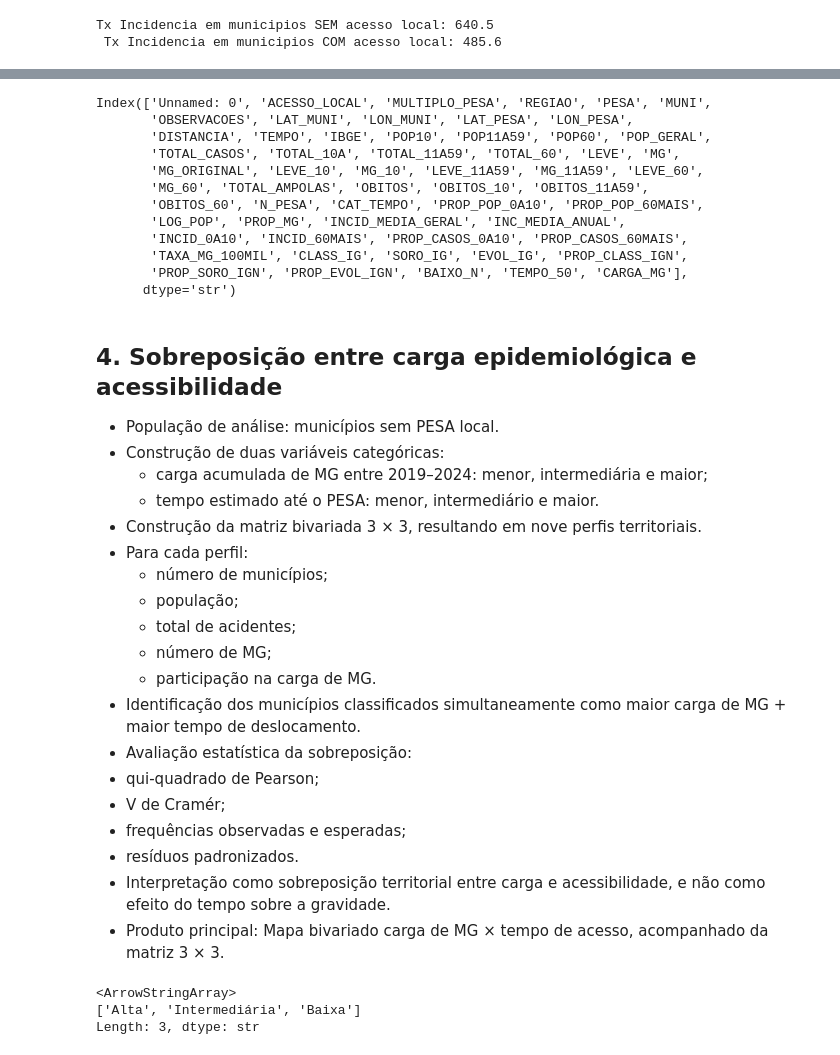
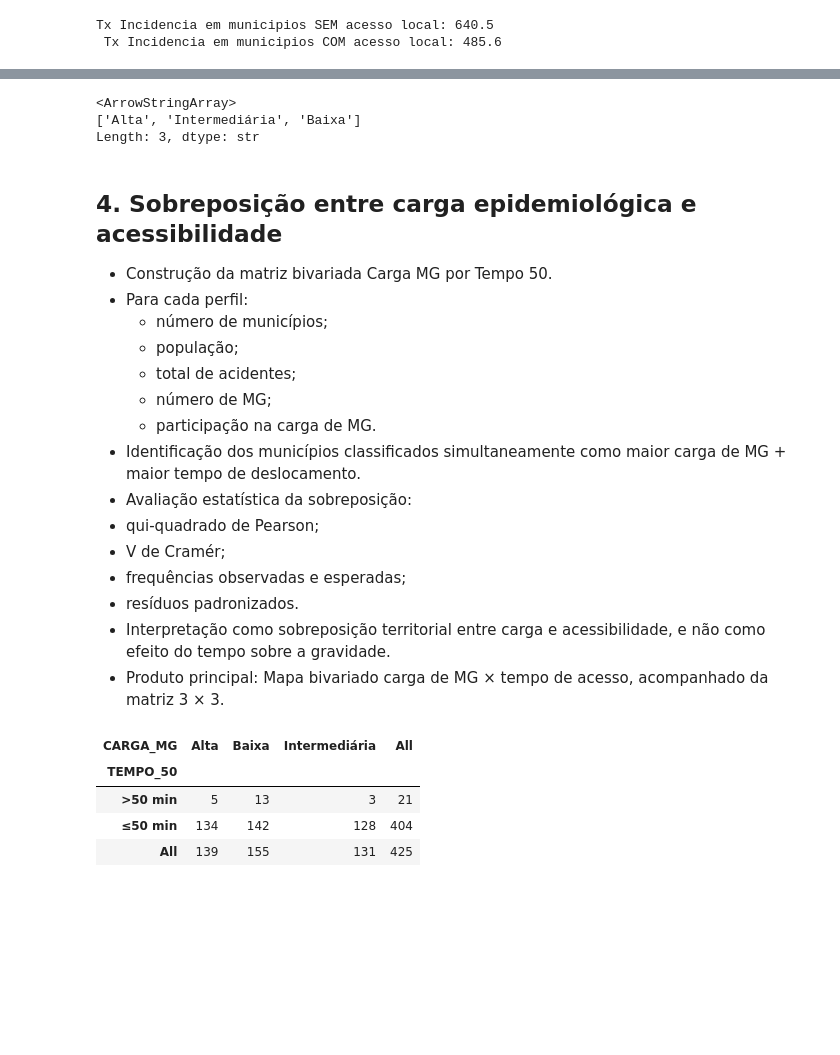
Before and after one commit to lucascgmermano/escorpiao_pesa, a Jupyter notebook: Quadro2/06-analise_02.ipynb, the cells around one changed output, grey strips where cells are left out. Saved outputs shown, nothing was run; the diff lists cells and outputs as text; code cells hidden in the pictures; blank space fills up the shorter version.

```diff
--- a/Quadro2/06-analise_02.ipynb
+++ b/Quadro2/06-analise_02.ipynb
@@ -341,28 +362,15 @@ reg
 | 26 | SOROCABA | 33.0 | 25.0 | 2323307.0 | 964287.0 | 28.0 | NaN | 75.8 | ... |
 | 27 | TAUBATE | 27.0 | 15.0 | 1102350.0 | 215451.0 | 19.0 | 2.0 | 55.6 | ... |
 | 28 | ESTADO | 645.0 | 425.0 | 45736978.0 | 10974105.0 | 610.0 | 21.0 | 65.9 | ... |
-# %%
-df.columns
-# %% [output]
-Index(['Unnamed: 0', 'ACESSO_LOCAL', 'MULTIPLO_PESA', 'REGIAO', 'PESA', 'MUNI',
-       'OBSERVACOES', 'LAT_MUNI', 'LON_MUNI', 'LAT_PESA', 'LON_PESA',
-       'DISTANCIA', 'TEMPO', 'IBGE', 'POP10', 'POP11A59', 'POP60', 'POP_GERAL',
-       'TOTAL_CASOS', 'TOTAL_10A', 'TOTAL_11A59', 'TOTAL_60', 'LEVE', 'MG',
-       'MG_ORIGINAL', 'LEVE_10', 'MG_10', 'LEVE_11A59', 'MG_11A59', 'LEVE_60',
-       'MG_60', 'TOTAL_AMPOLAS', 'OBITOS', 'OBITOS_10', 'OBITOS_11A59',
-       'OBITOS_60', 'N_PESA', 'CAT_TEMPO', 'PROP_POP_0A10', 'PROP_POP_60MAIS',
-       'LOG_POP', 'PROP_MG', 'INCID_MEDIA_GERAL', 'INC_MEDIA_ANUAL',
-       'INCID_0A10', 'INCID_60MAIS', 'PROP_CASOS_0A10', 'PROP_CASOS_60MAIS',
-       'TAXA_MG_100MIL', 'CLASS_IG', 'SORO_IG', 'EVOL_IG', 'PROP_CLASS_IGN',
-       'PROP_SORO_IGN', 'PROP_EVOL_IGN', 'BAIXO_N', 'TEMPO_50', 'CARGA_MG'],
-      dtype='str')
+# %%
+df['CARGA_MG'].unique()
+# %% [output]
+<ArrowStringArray>
+['Alta', 'Intermediária', 'Baixa']
+Length: 3, dtype: str
 # %% [markdown]
 ## 4. Sobreposição entre carga epidemiológica e acessibilidade
-* População de análise: municípios sem PESA local.
-* Construção de duas variáveis categóricas:
-    * carga acumulada de MG entre 2019–2024: menor, intermediária e maior;
-    * tempo estimado até o PESA: menor, intermediário e maior.
-* Construção da matriz bivariada 3 × 3, resultando em nove perfis territoriais.
+* Construção da matriz bivariada Carga MG por Tempo 50.
 * Para cada perfil:
     * número de municípios;
     * população;
@@ -377,9 +385,12 @@ Index(['Unnamed: 0', 'ACESSO_LOCAL', 'MULTIPLO_PESA', 'REGIAO', 'PESA', 'MUNI',
 * resíduos padronizados.
 * Interpretação como sobreposição territorial entre carga e acessibilidade, e não como efeito do tempo sobre a gravidade.
 * Produto principal: Mapa bivariado carga de MG × tempo de acesso, acompanhado da matriz 3 × 3.
-# %%
-df['CARGA_MG'].unique()
-# %% [output]
-<ArrowStringArray>
-['Alta', 'Intermediária', 'Baixa']
-Length: 3, dtype: str
+# %%
+# Matriz de carga epidemiologica
+pd.crosstab(df['TEMPO_50'], df['CARGA_MG'], margins=True)
+# %% [output]
+| CARGA_MG | Alta | Baixa | Intermediária | All |
+| TEMPO_50 |  |  |  |  |
+| >50 min | 5 | 13 | 3 | 21 |
+| ≤50 min | 134 | 142 | 128 | 404 |
+| All | 139 | 155 | 131 | 425 |
```
Also changed, not shown: parts of 5 cells of this notebook, 2 other files.
